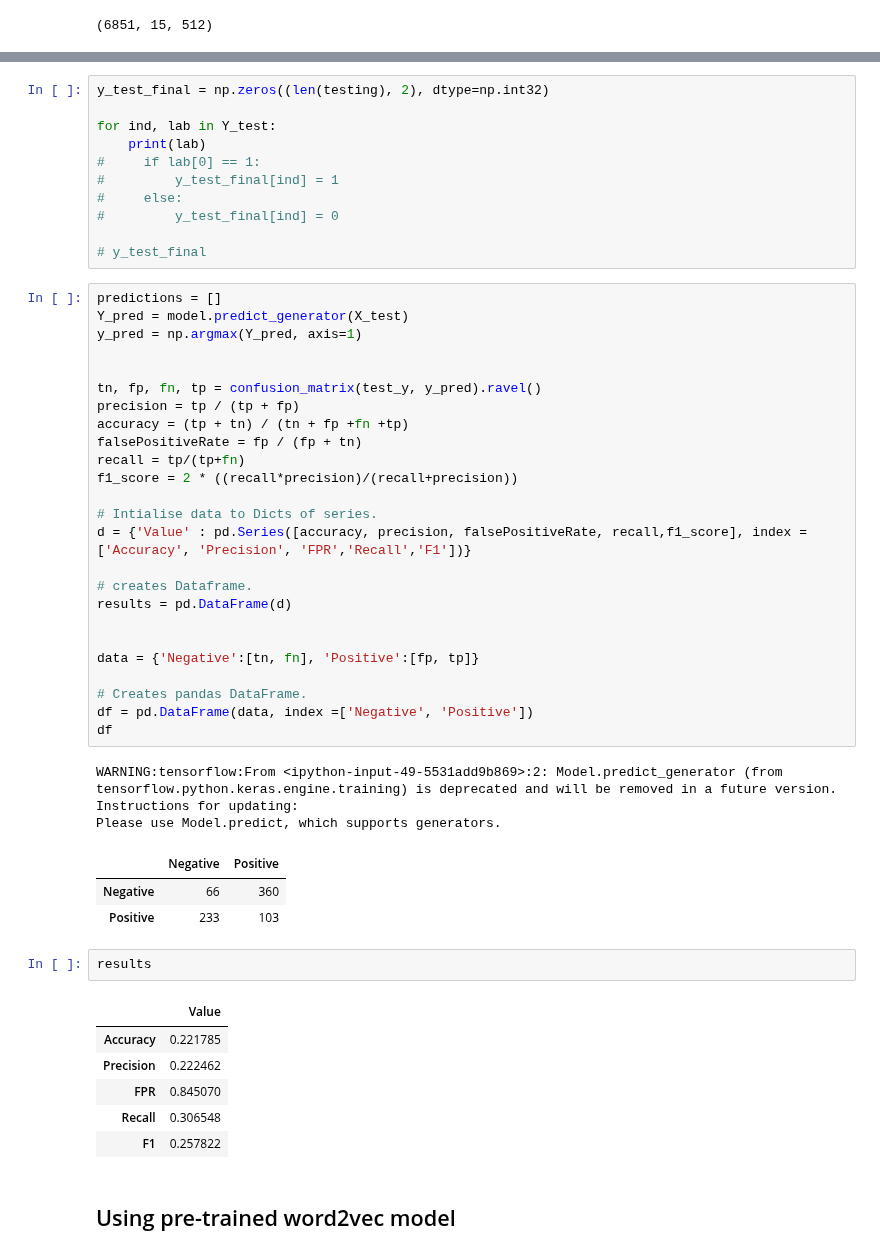
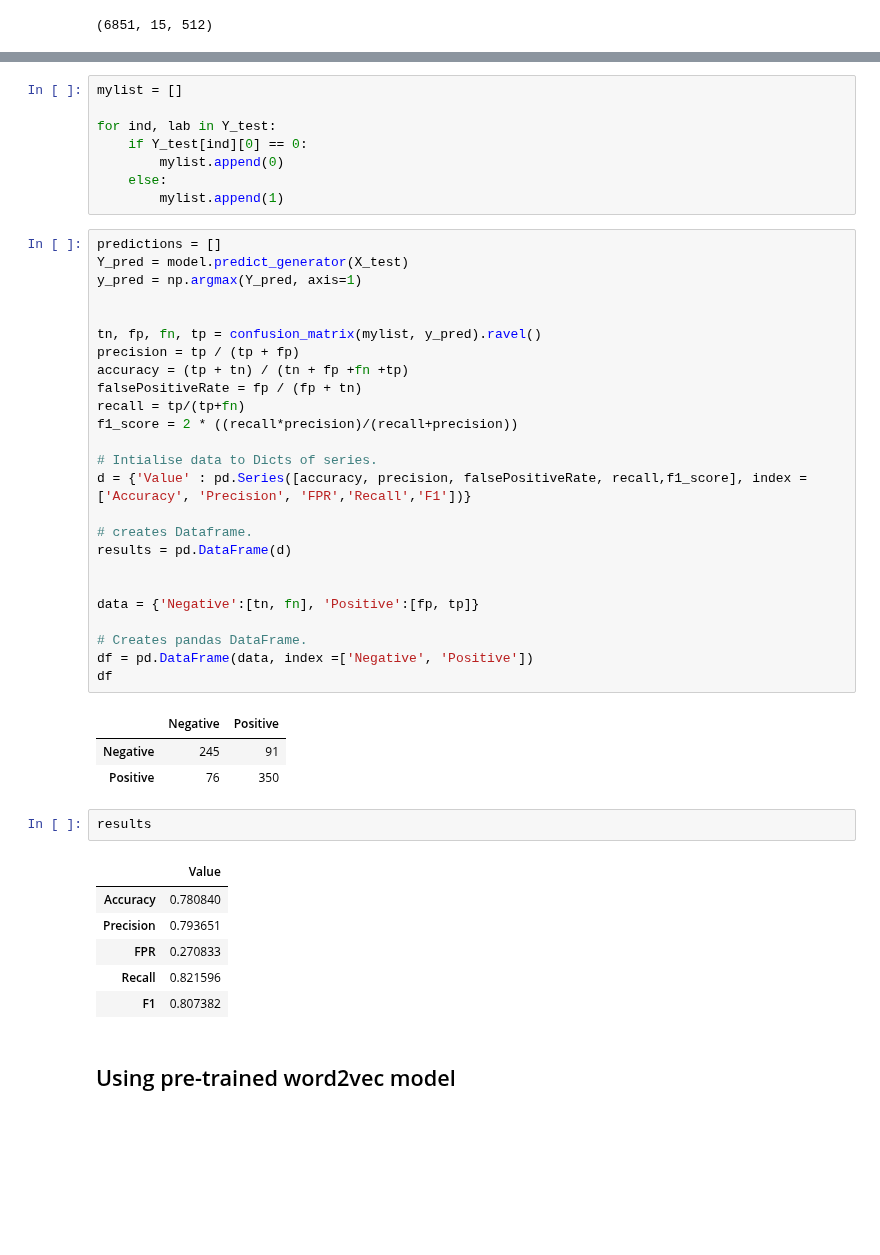
Before and after one commit to TebogoNkomondo/realOrFake, a Jupyter notebook: Lab_Project.ipynb, the cells around one changed output, grey strips where cells are left out. Drawn from its saved outputs; the diff is of its cells as text; blank space fills up the shorter version.

Commit message:
corrected confusion matrix results

```diff
--- a/Lab_Project.ipynb
+++ b/Lab_Project.ipynb
@@ -709,55 +709,49 @@ model.evaluate(X_test,Y_test,batch_size=16)
-# %%
-y_test_final = np.zeros((len(testing), 2), dtype=np.int32)
-
-for ind, lab in Y_test:
-    print(lab)
-#     if lab[0] == 1:
-#         y_test_final[ind] = 1
-#     else:
-#         y_test_final[ind] = 0
-
-# y_test_final
+# %%
+mylist = []
+
+for ind, lab in Y_test:
+    if Y_test[ind][0] == 0:
+        mylist.append(0)
+    else:
+        mylist.append(1)
 # %%
 predictions = []
 Y_pred = model.predict_generator(X_test)
 y_pred = np.argmax(Y_pred, axis=1)
 
 
-tn, fp, fn, tp = confusion_matrix(test_y, y_pred).ravel()
+tn, fp, fn, tp = confusion_matrix(mylist, y_pred).ravel()
 precision = tp / (tp + fp)
 accuracy = (tp + tn) / (tn + fp +fn +tp)
 falsePositiveRate = fp / (fp + tn)
 recall = tp/(tp+fn)
 f1_score = 2 * ((recall*precision)/(recall+precision))
 
 # Intialise data to Dicts of series.
 d = {'Value' : pd.Series([accuracy, precision, falsePositiveRate, recall,f1_score], index =['Accuracy', 'Precision', 'FPR','Recall','F1'])}
 
 # creates Dataframe.
 results = pd.DataFrame(d)
 
 
 data = {'Negative':[tn, fn], 'Positive':[fp, tp]}
 
 # Creates pandas DataFrame.
 df = pd.DataFrame(data, index =['Negative', 'Positive'])
 df
 # %% [output]
-WARNING:tensorflow:From <ipython-input-49-5531add9b869>:2: Model.predict_generator (from tensorflow.python.keras.engine.training) is deprecated and will be removed in a future version.
-Instructions for updating:
-Please use Model.predict, which supports generators.
 |  | Negative | Positive |
-| Negative | 66 | 360 |
-| Positive | 233 | 103 |
+| Negative | 245 | 91 |
+| Positive | 76 | 350 |
 # %%
 results
 # %% [output]
 |  | Value |
-| Accuracy | 0.221785 |
-| Precision | 0.222462 |
-| FPR | 0.845070 |
-| Recall | 0.306548 |
-| F1 | 0.257822 |
+| Accuracy | 0.780840 |
+| Precision | 0.793651 |
+| FPR | 0.270833 |
+| Recall | 0.821596 |
+| F1 | 0.807382 |
 # %% [markdown]
 ## Using pre-trained word2vec model
 # %%
```
Also changed, not shown: parts of 8 cells of this notebook, 2 other files.
